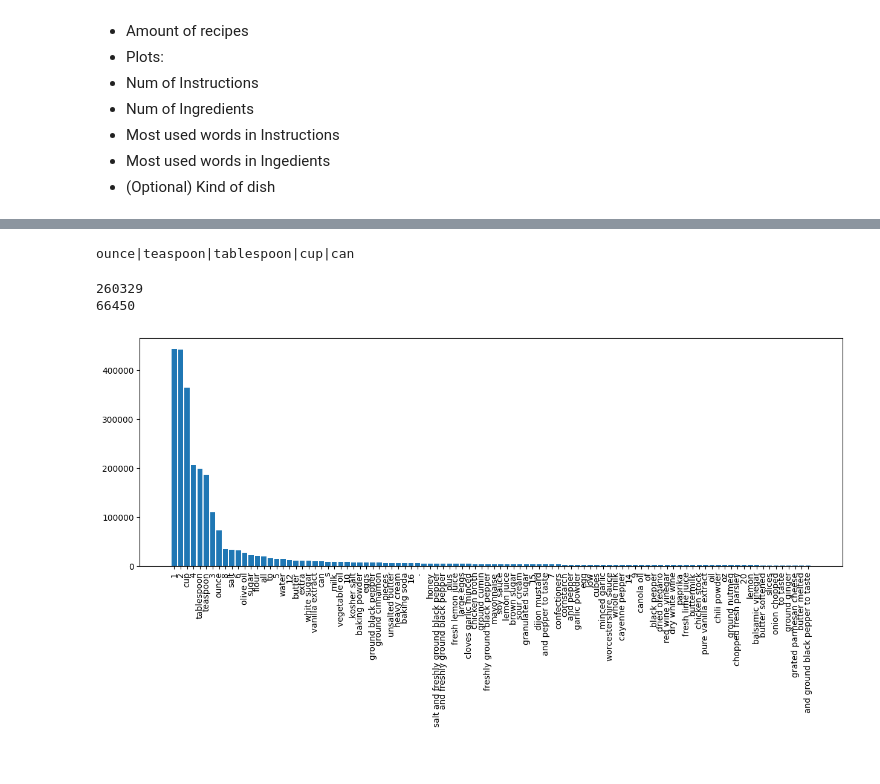
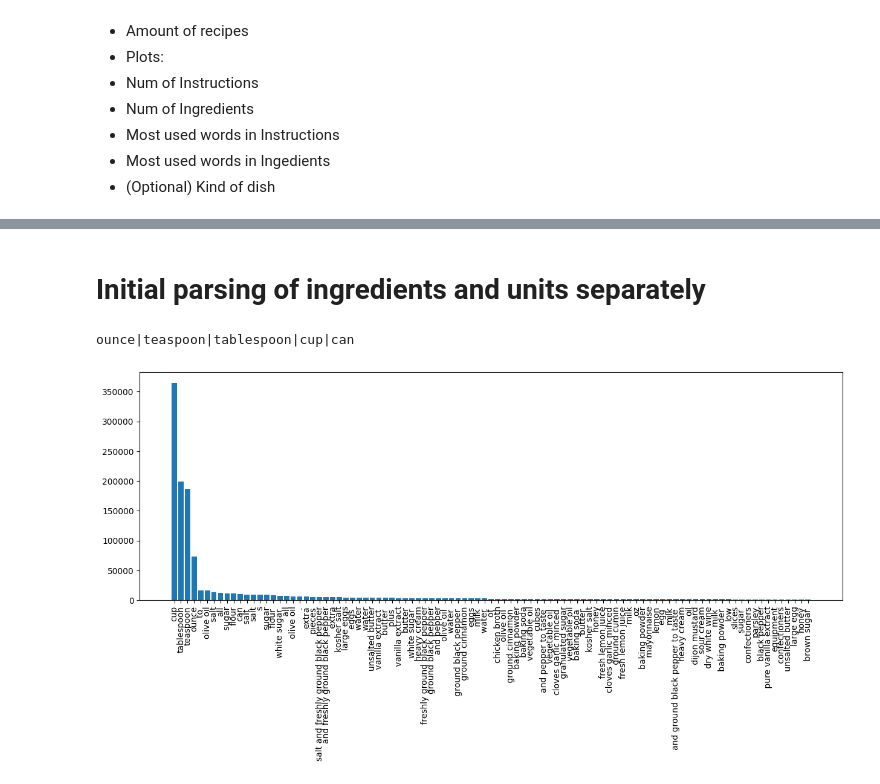
Before and after one commit to mscholl96/mad-recime, a Jupyter notebook: data/recipeBox/recipeBox.ipynb, the cells around one changed output, grey strips where cells are left out. Cells and saved outputs as stored; diff of their text form; code cells hidden in the pictures.

Commit message:
Update analysis script for recipeBox

```diff
--- a/data/recipeBox/recipeBox.ipynb
+++ b/data/recipeBox/recipeBox.ipynb
@@ -35,18 +50,27 @@ data_stripped = {k: v for k, v in data.items() if v}
 # %%
 # Analysis
 ## Length of the dataset
-print('Amount of recipes: ' + str(len(data_stripped)))
 
 # Total amount of ingredients and instructions
 sumInstructions = 0
 sumIngredients = 0
+wordsInstructions = {}
+wordsIngredients = {}
 for value in data_stripped.values():
     sumIngredients = sumIngredients + len(value['ingredients'])
+    wordsIngredients = countWords(value['ingredients'], wordsIngredients)
     if value['instructions']:
         sumInstructions = sumInstructions + len(value['instructions'].split("."))
+        wordsInstructions = countWords(value['instructions'].split("."), wordsInstructions)
 
+
+print('Amount of recipes: ' + str(len(data_stripped)))
 print('Amount of Ingredients: ' + str(sumIngredients))
 print('Amount of Instructions: ' + str(sumInstructions))
+print('Amount of different words in ingredients: ' + str(len(wordsIngredients)))
+print('Amount of numeric expressions in ingredients: ' + str(wordsIngredients["numeric"]))
+print('Amount of different words in instructions: ' + str(len(wordsInstructions)))
+print('Amount of numeric expressions in instructions: ' + str(wordsInstructions["numeric"]))
 # %% [output]
 Amount of recipes: 124647
 Amount of Ingredients: 1316950
@@ -54,3 +150,5 @@ Amount of Instructions: 1924048
+# %% [markdown]
+# Initial parsing of ingredients and units separately
 # %%
 # Unit strings
 units = list(
@@ -85,17 +183,7 @@ for value in data_stripped.values():
             for item in match:
                 items.append(item)
         for word in items:
-            if word:
-                word = word.strip()
+            if word.isnumeric():
+                ingredientsDict['numeric'] = ingredientsDict.setdefault('numeric', 0) + 1
+            else:
                 ingredientsDict[word] = ingredientsDict.setdefault(word, 0) + 1
-# %%
-# Sort the occurences of the ingredients in descending order
-print(len(ingredientsDict))
-sortedIngredientsDict = sorted(ingredientsDict.items(), key=lambda x:x[1], reverse=True)
-
-# Strip ingredients with only one occurence
-sortedIngredientsDictStripped = {k: v for k, v in sortedIngredientsDict if v > 1}
-print(len(sortedIngredientsDictStripped))
-# %% [output]
-260329
-66450
@@ -105,10 +190,24 @@ value = sortedIngredientsDictStripped.values()
 # %%
+# Sort the occurences of the ingredients in descending order
+sortedIngredientsList = sorted(ingredientsDict.items(), key=lambda x:x[1], reverse=True)
+ingrStripped, valueStripped = zip(*sortedIngredientsList)
 # Plot first 100 of the most occuring ingredients
-ingrStripped = list(ingr)[:100]
-valueStripped = list(value)[:100]
-plt.figure(figsize=(15,5), dpi=100)
+ingrStripped = list(ingrStripped)[:100]
+valueStripped = list(valueStripped)[:100]
+
+i = ingrStripped.index('numeric')
+del ingrStripped[i]
+del valueStripped[i]
+i = ingrStripped.index(' ')
+del ingrStripped[i]
+del valueStripped[i]
+i = ingrStripped.index('')
+del ingrStripped[i]
+del valueStripped[i]
+
+plt.figure(figsize=(15,5), dpi=100, facecolor='w')
 plt.bar(ingrStripped, valueStripped, align='center')
 plt.xticks(rotation='vertical')
 plt.show()
 # %% [output]
-[figure, old version]
+[figure, new version]
```
Also changed, not shown: parts of 11 cells of this notebook, 1 other file.
